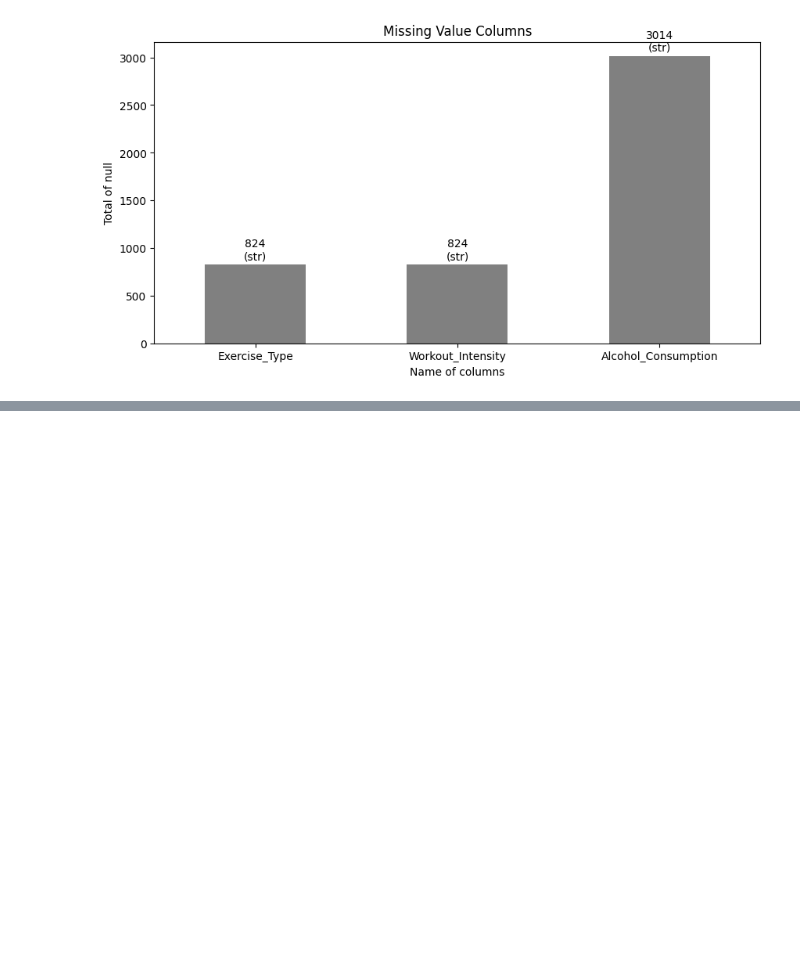
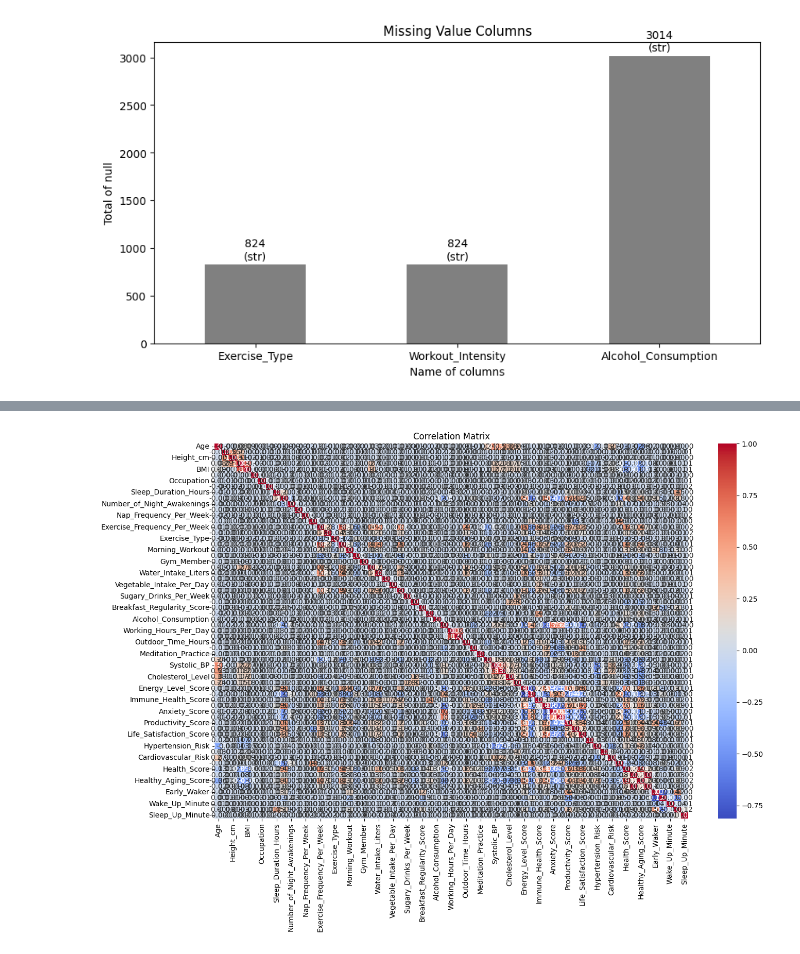
Before and after one commit to tiopramana/machine_learning, a Jupyter notebook: Project/Early_Wakeup/main.ipynb, the cells around one changed output, grey strips where cells are left out. Saved outputs shown, nothing was run; the diff lists cells and outputs as text; code cells hidden in the pictures; blank space fills up the shorter version.

```diff
--- a/Project/Early_Wakeup/main.ipynb
+++ b/Project/Early_Wakeup/main.ipynb
@@ -103,0 +156,18 @@ plt.figure(figsize=(14,5))
+# %%
+object_cols = dfe.select_dtypes(include='str').columns
+
+encoding = OrdinalEncoder()
+
+dfe[object_cols] = encoding.fit_transform(dfe[object_cols])
+# %%
+# EDA to visualization best of feature
+corr = dfe.select_dtypes(include='number').corr()
+
+plt.figure(figsize=(14, 10))
+sns.heatmap(corr, annot=True, fmt='.2f', cmap='coolwarm')
+plt.title('Correlation Matrix')
+
+plt.tight_layout()
+plt.show()
+# %% [output]
+[figure, added]
```
Also changed, not shown: parts of 13 cells of this notebook, 2 other files.
